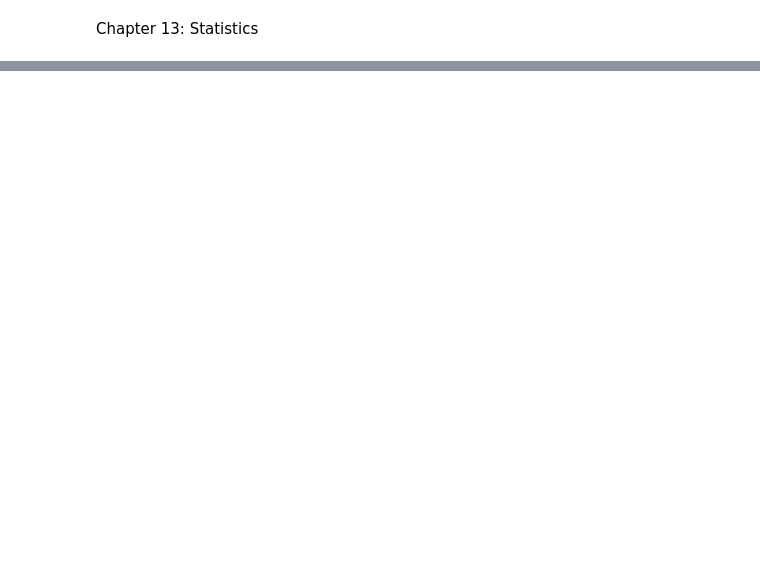
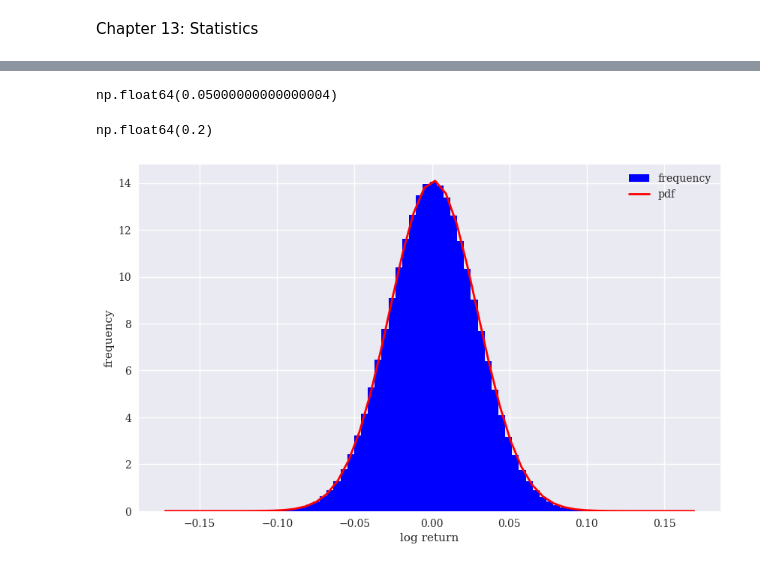
Before and after one commit to Youngsoo1024/Python_Finance, a Jupyter notebook: Chap13/ch13_test.ipynb, the cells around one changed output, grey strips where cells are left out. Cells and saved outputs as stored; diff of their text form; code cells hidden in the pictures; blank space fills up the shorter version.

```diff
--- a/Chap13/ch13_test.ipynb
+++ b/Chap13/ch13_test.ipynb
@@ -63,0 +105,2 @@ def gen_paths(S0, r, sigma, T, M, I):
+# %%
+log_returns = np.log(paths[1:]/paths[:-1])
@@ -63,0 +148,21 @@ def gen_paths(S0, r, sigma, T, M, I):
+# %%
+# Annealized mean log return after correction for the Ito term
+log_returns.mean()*M + 0.5*sigma**2
+# %% [output]
+np.float64(0.05000000000000004)
+# %%
+# Annualized volatility; i.e., annualized standard deviation of log returns
+log_returns.std()*math.sqrt(M)
+# %% [output]
+np.float64(0.2)
+# %%
+plt.figure(figsize=(10, 6))
+plt.hist(log_returns.flatten(), bins=70, density=True,
+label='frequency', color='b')
+plt.xlabel('log return')
+plt.ylabel('frequency')
+x = np.linspace(plt.axis()[0], plt.axis()[1])
+plt.plot(x, scs.norm.pdf(x, loc=r / M, scale=sigma / np.sqrt(M)),'r', lw=2.0, label='pdf')
+plt.legend();
+# %% [output]
+[figure, added]
```
Also changed, not shown: parts of 25 cells of this notebook.
